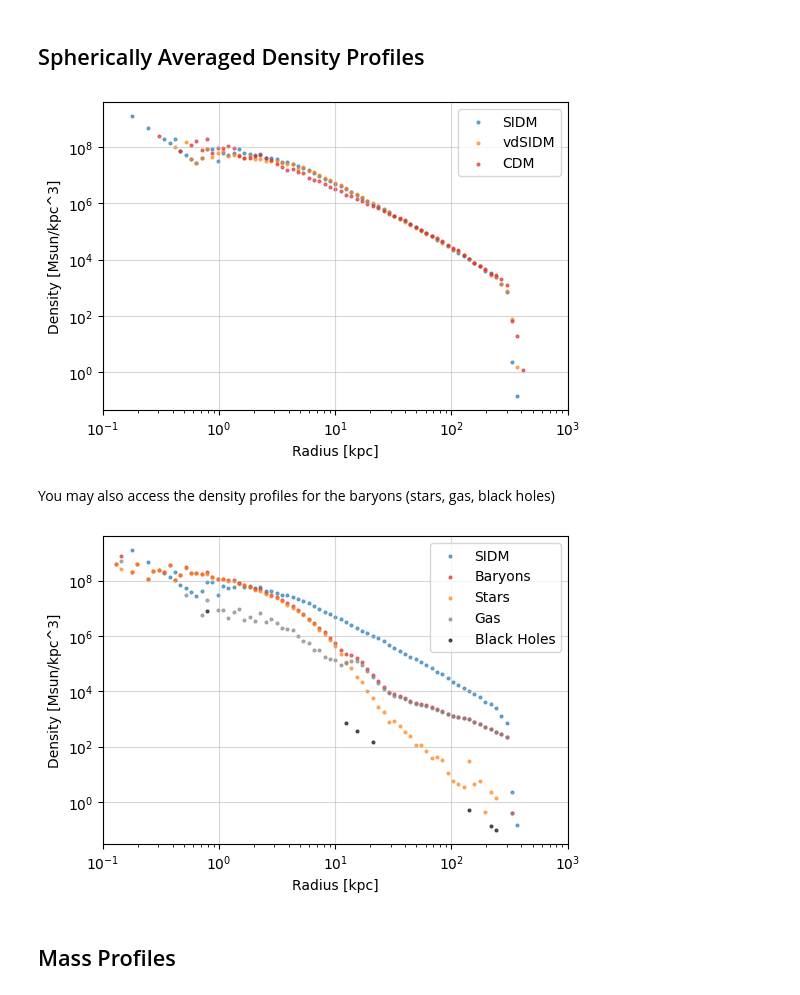
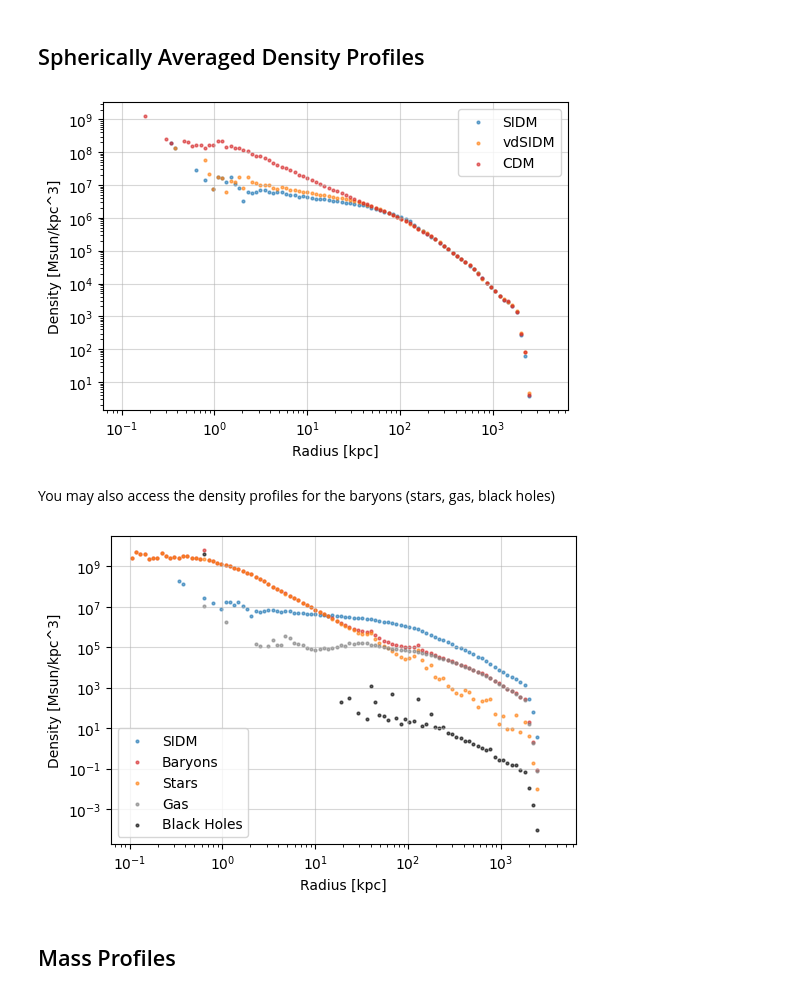
Before and after one commit to dark-physics/jeans, a Jupyter notebook: examples/simulations.ipynb, the cells around one changed output. Saved outputs shown, nothing was run; the diff lists cells and outputs as text; code cells hidden in the pictures.

```diff
--- a/examples/simulations.ipynb
+++ b/examples/simulations.ipynb
@@ -77,7 +77,7 @@ simulations.py allows you to create class object for each halo ID and model. The
 # import simulations as sim
 # %%
 # loading the simulation data with the fit class
-halo_id = 0
+halo_id = 1  # Example Halo ID
 
 # Create a class instance for each model
 sidm = sim.fit(halo_id, model="SIDM1b")
@@ -116,39 +116,39 @@ plt.xlabel('Radius [kpc]')
 plt.ylabel('Density [Msun/kpc^3]')
 plt.xscale('log')
 plt.yscale('log')
-plt.xlim(0.1, 1000)
+# plt.xlim(0.1, 1000)
 plt.legend()
 plt.grid(True, which='major', alpha=0.5, axis='both')
 plt.show()
 # %% [output]
-[figure, old version]
+[figure, new version]
 # %% [markdown]
 You may also access the density profiles for the baryons (stars, gas, black holes)
 # %%
 rho_dm_sidm = sidm.sph_avg_dm_density() # keys are 'r', 'rho'
 rho_baryon_sidm = sidm.sph_avg_baryon_density()
 rho_star_sidm = sidm.sph_avg_star_density()
 rho_gas_sidm = sidm.sph_avg_gas_density()
 rho_bh_sidm = sidm.sph_avg_bh_density()
 
 
 plt.figure(figsize=(6,4))
 plt.scatter(rho_dm_sidm['r'], rho_dm_sidm['rho'], label='SIDM', c='C0', alpha=0.6, s=4)
 plt.scatter(rho_baryon_sidm['r'], rho_baryon_sidm['rho'], label='Baryons', c='C3', alpha=0.6, s=4)
 plt.scatter(rho_star_sidm['r'], rho_star_sidm['rho'], label='Stars', c='C1', alpha=0.6, s=4)
 plt.scatter(rho_gas_sidm['r'], rho_gas_sidm['rho'], label='Gas', c='grey', alpha=0.6, s=4)
 plt.scatter(rho_bh_sidm['r'], rho_bh_sidm['rho'], label='Black Holes', c='k', alpha=0.6, s=4)
 
 plt.xlabel('Radius [kpc]')
 plt.ylabel('Density [Msun/kpc^3]')
 plt.xscale('log')
 plt.yscale('log')
-plt.xlim(0.1, 1000)
+# plt.xlim(0.1, 1000)
 plt.legend()
 plt.grid(True, which='major', alpha=0.5, axis='both')
 plt.show()
 # %% [output]
-[figure, old version]
+[figure, new version]
 # %% [markdown]
 ## Mass Profiles
 # %%
```
Also changed, not shown: parts of 11 cells of this notebook, 1 other file.
